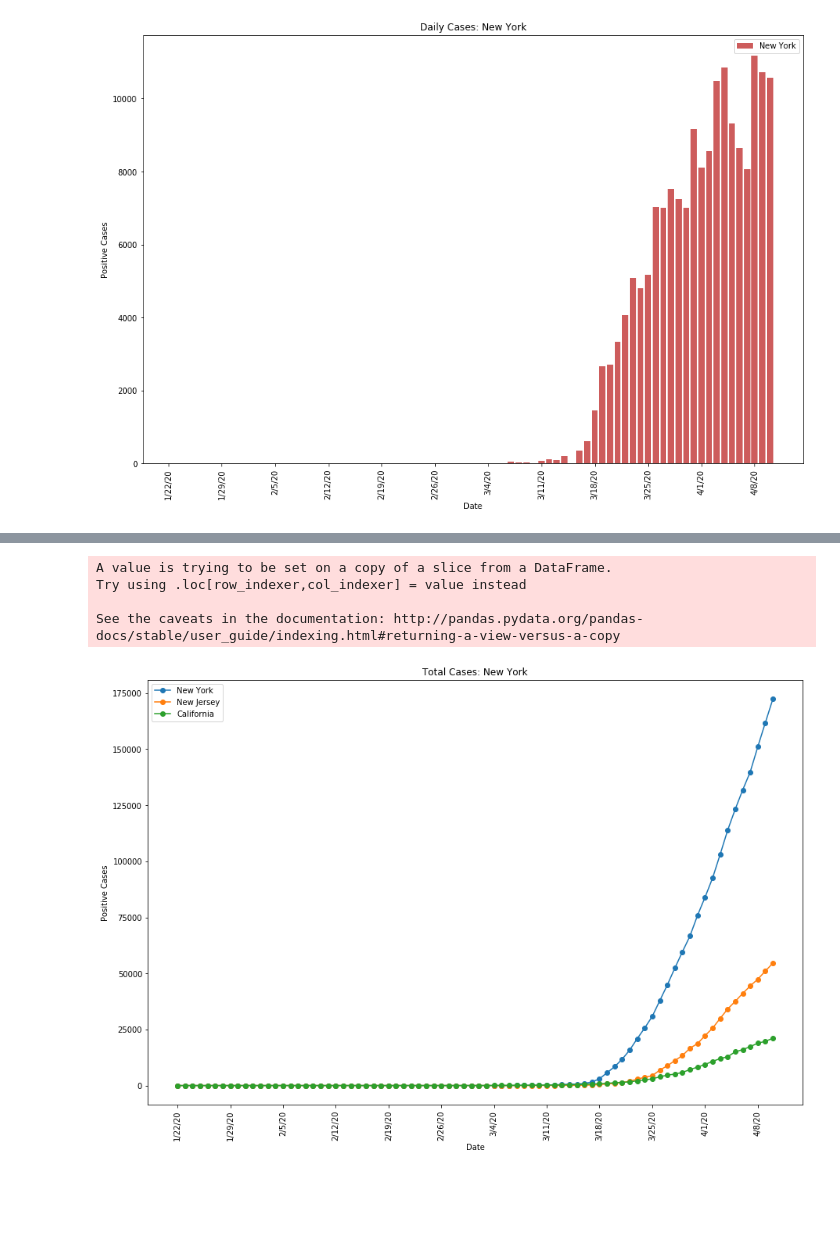
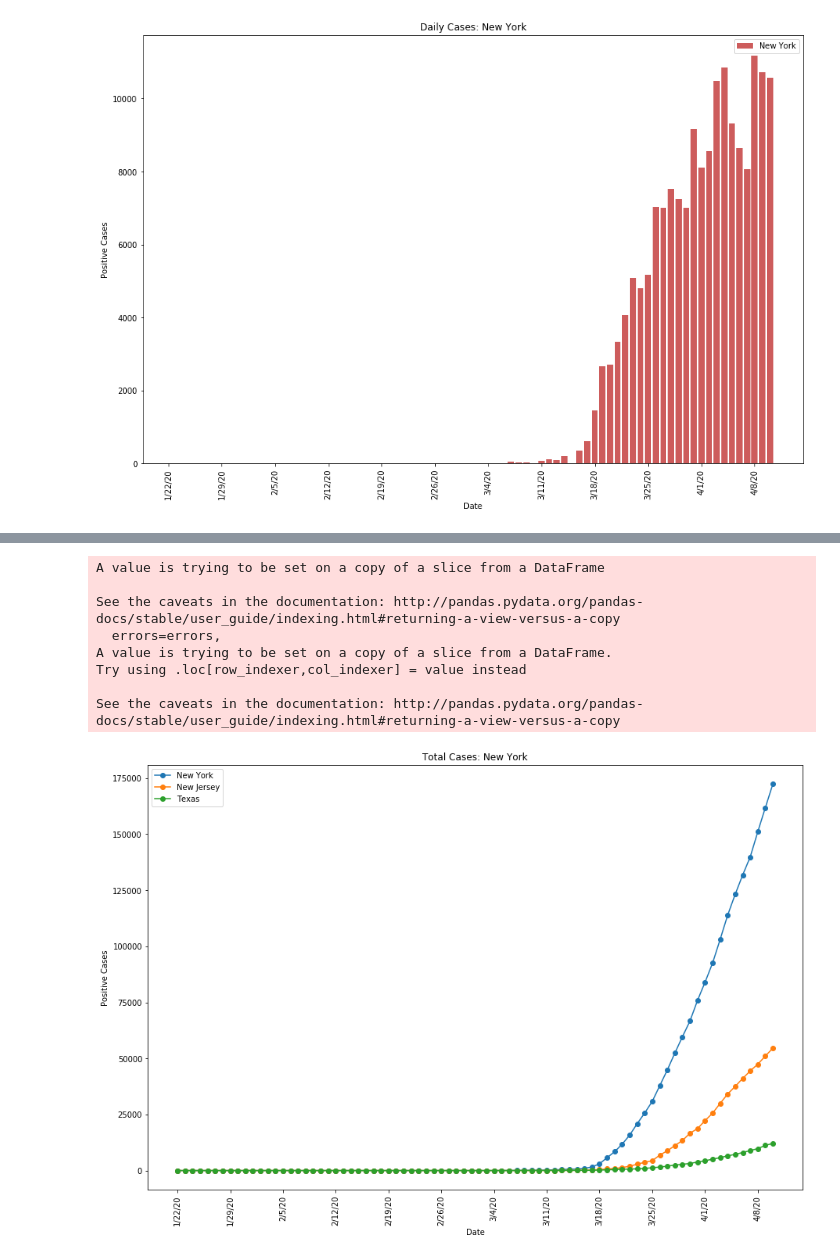
Before and after one commit to ericoliverio/covid-analysis, a Jupyter notebook: Comparative State COVID.ipynb, the cells around one changed output, grey strips where cells are left out. Drawn from its saved outputs; the diff is of its cells as text; code cells hidden in the pictures; blank space fills up the shorter version.

```diff
--- a/Comparative State COVID.ipynb
+++ b/Comparative State COVID.ipynb
@@ -36,14 +39,14 @@ df1.tail()
 5 rows × 82 columns
 # %%
 #make list of states
-state = df1['Province_State']
-state.drop_duplicates(inplace=True)
+states = df1['Province_State']
+states.drop_duplicates(inplace=True)
 
 #how many states are in the data
-print(str(state.shape[0])+' states/territories')
+print(str(states.shape[0])+' states/territories')
 
 #List of all 'States'
-#for col in state:
+#for col in states:
 #    print(col)
 
 #50 states + 8 territories
@@ -74,7 +77,7 @@ def state_func(state):
     dc.columns.name = 'Date'
 
     sum = dc.sum(axis=1)
-    dc['Total'] = sum
+    dc[state] = sum
 
     return dc
 # %%
@@ -86,11 +89,11 @@ def fig(state1,state2='',state3=''):
     df2 = state_func(state2)
     df3 = state_func(state3)
 
-    plt.plot_date(df1.index,df1.Total,ls='-',label=state1)
+    plt.plot_date(df1.index,df1[state1],ls='-',label=state1)
     if state2!='':
-        plt.plot_date(df2.index,df2.Total,ls='-',label=state2)
+        plt.plot_date(df2.index,df2[state2],ls='-',label=state2)
         if state3!='':
-            plt.plot_date(df3.index,df3.Total,ls='-',label=state3)
+            plt.plot_date(df3.index,df3[state3],ls='-',label=state3)
     #-------
     ax=plt.gca()
     ax.xaxis.set_major_locator(ticker.MultipleLocator(7))
@@ -145,10 +269,14 @@ To register the converters:
 # %%
 #TD: What are the top states? (A: NY, NJ, Mass, Michigan, California, Penn, Ill, Louis, Flo)
 #Make seperate comparative function
-fig('New York','New Jersey','California')
+fig('New York','New Jersey','Texas')
 # %% [output]
+A value is trying to be set on a copy of a slice from a DataFrame
+
+See the caveats in the documentation: http://pandas.pydata.org/pandas-docs/stable/user_guide/indexing.html#returning-a-view-versus-a-copy
+  errors=errors,
 A value is trying to be set on a copy of a slice from a DataFrame.
 Try using .loc[row_indexer,col_indexer] = value instead
 
 See the caveats in the documentation: http://pandas.pydata.org/pandas-docs/stable/user_guide/indexing.html#returning-a-view-versus-a-copy
-[figure, old version]
+[figure, new version]
```
Also changed, not shown: parts of 14 cells of this notebook.
